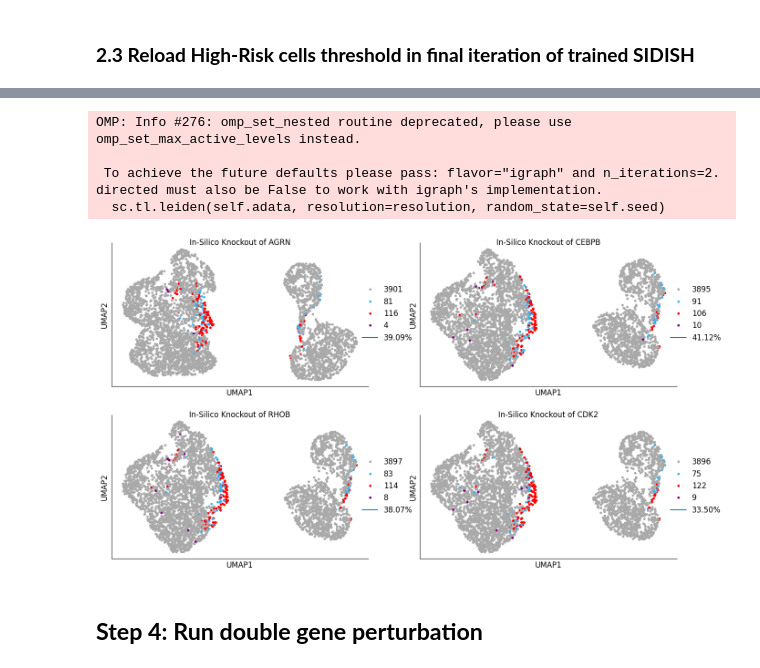
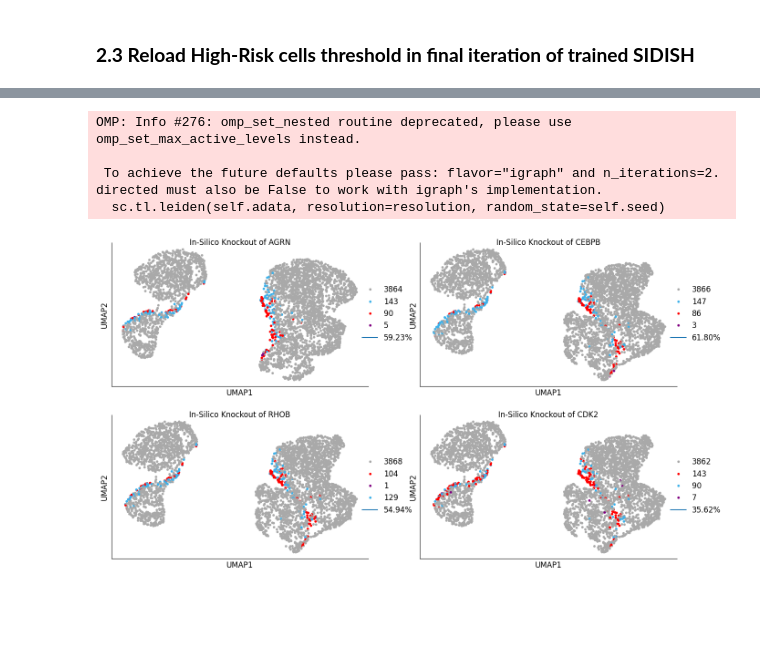
Before and after one commit to mcgilldinglab/SIDISH, a Jupyter notebook: tutorials/tutorial_3_perturbation.ipynb, the cells around one changed output, grey strips where cells are left out. Saved outputs shown, nothing was run; the diff lists cells and outputs as text; code cells hidden in the pictures; blank space fills up the shorter version.

```diff
--- a/tutorials/tutorial_3_perturbation.ipynb
+++ b/tutorials/tutorial_3_perturbation.ipynb
@@ -44,15 +41,15 @@ set_seed(seed)
 # %% [markdown]
 ### **2.1 Reload saved single-cell data**
 # %%
-path = "./LUNG/"
+path = "../data/LUNG/"
 adata = sc.read_h5ad("{}adata_SIDISH.h5ad".format(path))
 
 # Read survival+bulk dataset
-bulk = pd.read_csv("../../DATA/processed_bulk.csv", index_col=0)
+bulk = pd.read_csv("../data/processed_bulk.csv", index_col=0)
 # %% [markdown]
 ### **2.2 Reload trained SIDISH**
 # %%
-sdh = sidish(adata, bulk, "cpu", seed=ite)
+sdh = sidish.SIDISH(adata, bulk, "cuda", seed=ite)
 sdh.init_Phase1(225, 20, 32, [512, 128], 512, "Adam", 1.0e-4, 1e-4, 0)
 sdh.init_Phase2(500, 128, 1e-4, 0, 0.2, 256)
 sdh.reload(path)
@@ -70,2 +66,0 @@ sdh.get_percentille(0.90)
-# %%
-percentage_dict, pvalue_dict = sdh.run_Perturbation()
@@ -73,0 +80,2 @@ Plot top 30 ranking genes, that is genes that when perturbed provokes a the most
+# %%
+percent_change, delta_change, p_flip, p_score = sdh.run_Perturbation()
@@ -85,10 +98,8 @@ Vizualisation of the effect of perturbing genes of intrest, where the color lege
 # %%
-sdh.plot_perturbation_UMAP(['AGRN', 'CEBPB', "RHOB", 'CDK2'], resolution=0.8, celltype=False)
+sdh.plot_perturbation_UMAP_default(['AGRN', 'CEBPB', "RHOB", 'CDK2'], resolution=0.8, celltype=False)
 # %% [output]
 OMP: Info #276: omp_set_nested routine deprecated, please use omp_set_max_active_levels instead.
 
  To achieve the future defaults please pass: flavor="igraph" and n_iterations=2.  directed must also be False to work with igraph's implementation.
   sc.tl.leiden(self.adata, resolution=resolution, random_state=self.seed)
-[figure, old version]
+[figure, new version]
-# %% [markdown]
-## **Step 4: Run double gene perturbation**
```
Also changed, not shown: parts of 22 cells of this notebook, 2 other files.
